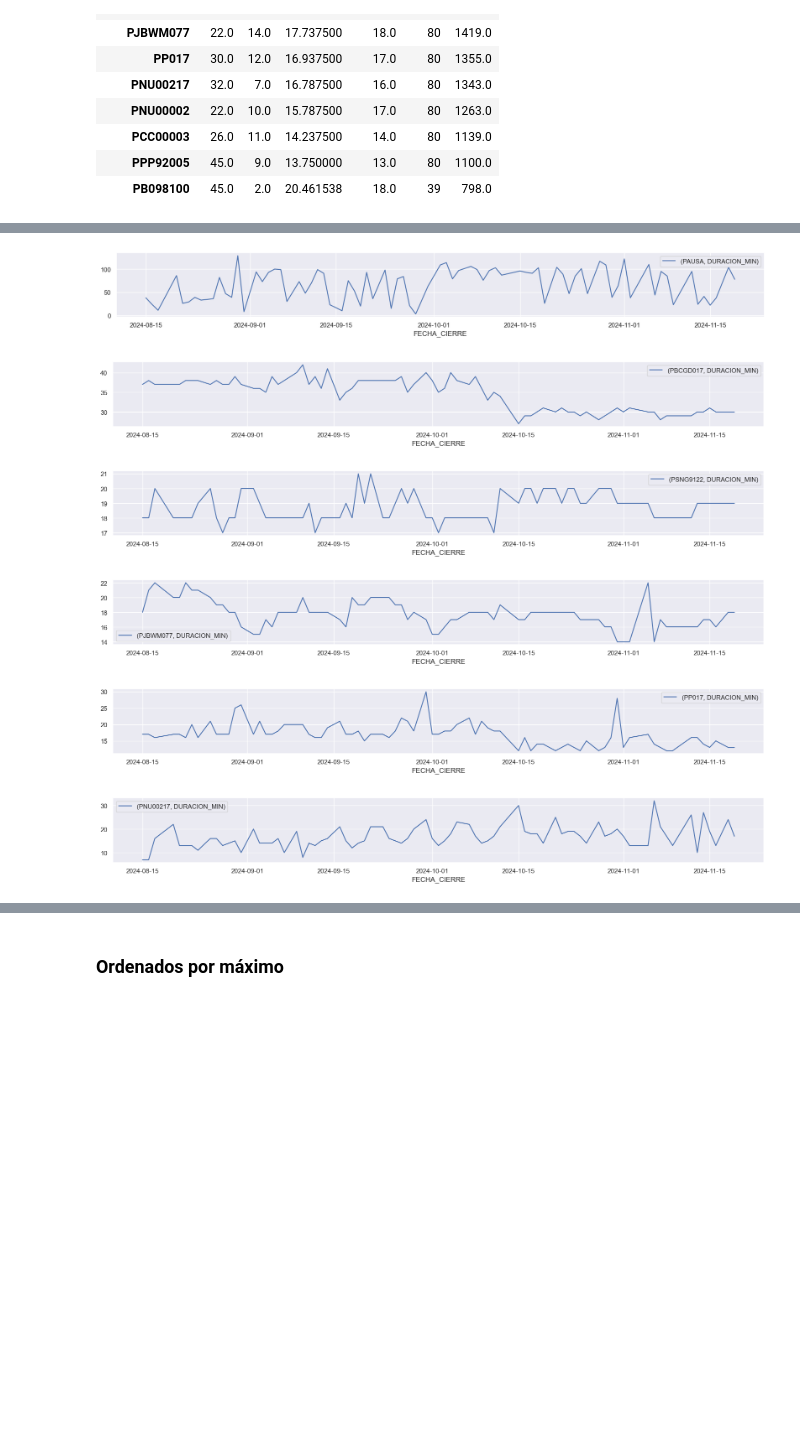
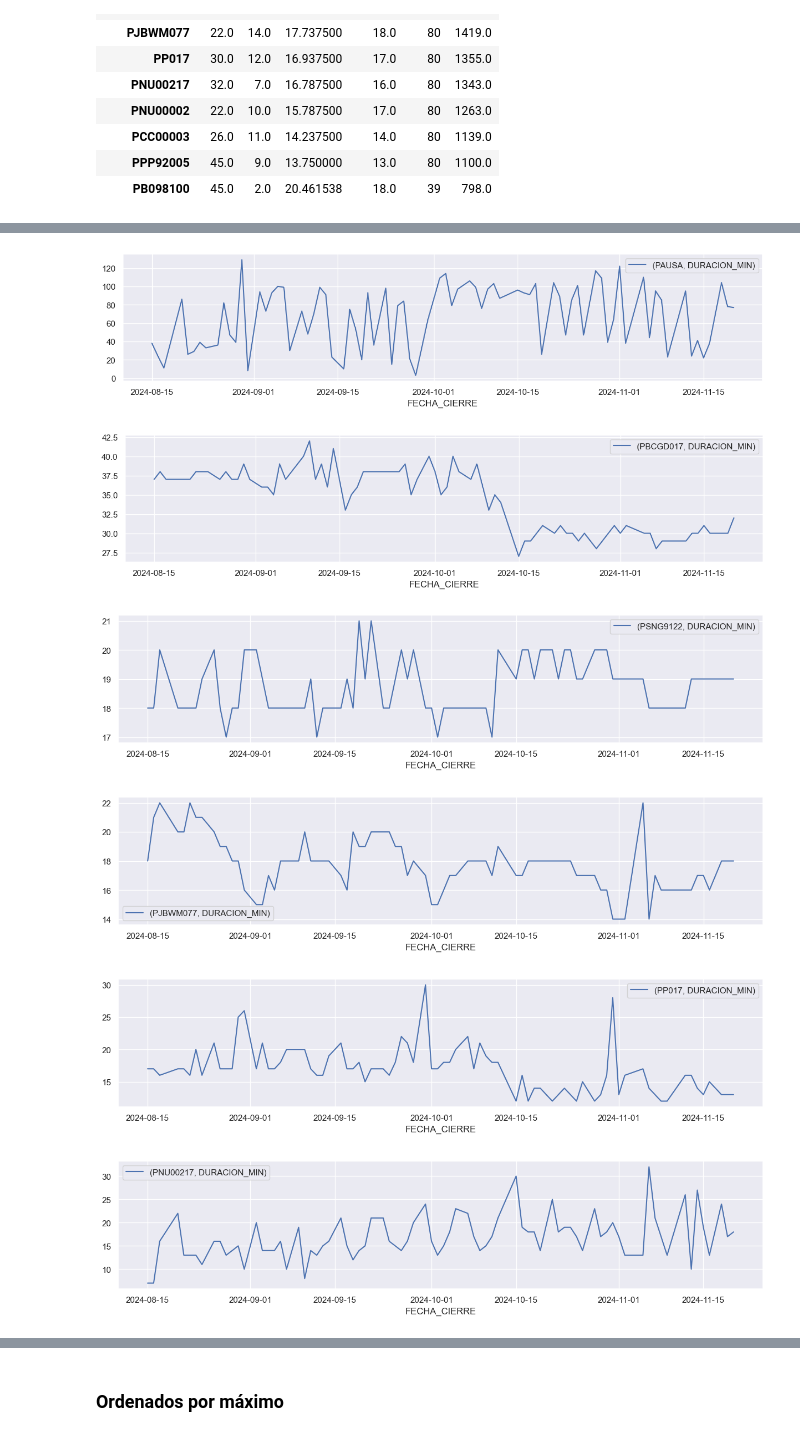
Before and after one commit to juanmedina-seti/bancow_genai, a Jupyter notebook: src/QACierreCaliMemV2/analisis.ipynb, the cells around one changed output, grey strips where cells are left out. Drawn from its saved outputs; the diff is of its cells as text; code cells hidden in the pictures; blank space fills up the shorter version.

```diff
--- a/src/QACierreCaliMemV2/analisis.ipynb
+++ b/src/QACierreCaliMemV2/analisis.ipynb
@@ -112,4 +100,5 @@ df.groupby(["FECHA_CIERRE"], )["DURACION_HR"].agg(["sum"]	).plot.box()
 # %%
+sns.set_theme(rc={'figure.figsize':(15,5)})
 df.groupby(["FECHA_CIERRE"], )["DURACION_HR"].agg(["sum"]	).plot()
 # %% [output]
 <Axes: xlabel='FECHA_CIERRE'>
@@ -143,4 +131,5 @@ Los datos antes del mes 9 tienen picos y n estaban asociados a pausas
 # %%
+sns.set_theme(rc={'figure.figsize':(20,3)})
 df_sum.query("index >= '2024-08-15' ")["TOTAL"].plot.bar()
 # %% [output]
 <Axes: xlabel='FECHA_CIERRE'>
@@ -209,7 +196,6 @@ NameError: name 'seasonal_decompose' is not defined
 # %% [markdown]
 ### Top tareas minutos totales
 # %%
-df_parcial = df.query("FECHA_CIERRE >= '2024-08-15'")
 df_tareas_agg=df_parcial.groupby(["CODIGO_TAREA"], as_index=True,)["DURACION_MIN"].agg(["max","min","mean","median","count","sum"]	).sort_values("sum",ascending=False)
 # %%
 df_agg_top=df_tareas_agg.sort_values("sum",ascending=False).head(10)
@@ -229,7 +215,4 @@ df_agg_top
 | PB098100 | 45.0 | 2.0 | 20.461538 | 18.0 | 39 | 798.0 |
 # %%
 lst_top=df_agg_top.index.to_list()
-sns.set_theme(rc={'figure.figsize':(20,2)})
-
-for tarea in lst_top:
-    df_parcial[df_parcial["CODIGO_TAREA"]==tarea][["CODIGO_TAREA","DURACION_MIN"]].plot.hist(bins=10,by="CODIGO_TAREA")
+#sns.set_theme(rc={'figure.figsize':(20,2)})
@@ -247,11 +219,11 @@ for tarea in lst_top:
 # %%
-
+sns.set_theme(rc={'figure.figsize':(15,3)})
 for tarea in df_tareas_agg.sort_values("sum",ascending=False).head(10).index:
      df_parcial[df_parcial["CODIGO_TAREA"]==tarea].groupby("FECHA_CIERRE")[["CODIGO_TAREA","DURACION_MIN"]].max().plot(by="CODIGO_TAREA")
 # %% [output]
-[figure, old version]
+[figure, new version]
-[figure, old version]
+[figure, new version]
-[figure, old version]
+[figure, new version]
-[figure, old version]
+[figure, new version]
-[figure, old version]
+[figure, new version]
-[figure, old version]
+[figure, new version]
```
Also changed, not shown: parts of 53 cells of this notebook.
